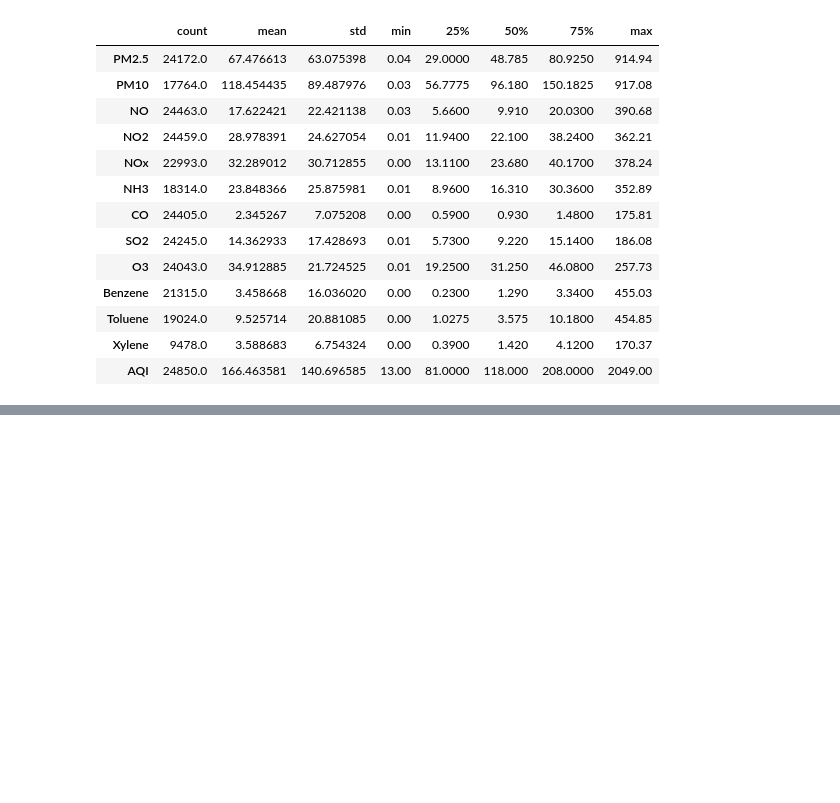
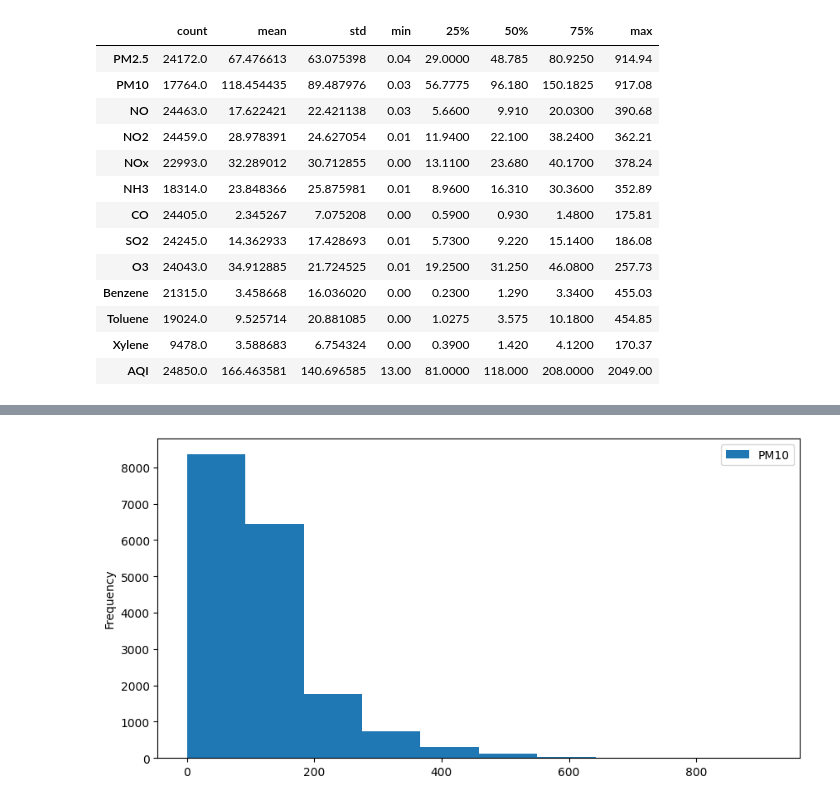
Before and after one commit to Ashrith1312-spec/week-1, a Jupyter notebook: AQI Prediction Model .ipynb, the cells around one changed output, grey strips where cells are left out. Saved outputs shown, nothing was run; the diff lists cells and outputs as text; code cells hidden in the pictures; blank space fills up the shorter version.

```diff
--- a/AQI Prediction Model .ipynb
+++ b/AQI Prediction Model .ipynb
@@ -137,0 +168,6 @@ df.describe().T
+# %%
+df['PM10'].plot(kind='hist',figsize=(10,5))
+plt.legend()
+plt.show()
+# %% [output]
+[figure, added]
```
Also changed, not shown: parts of 37 cells of this notebook.
